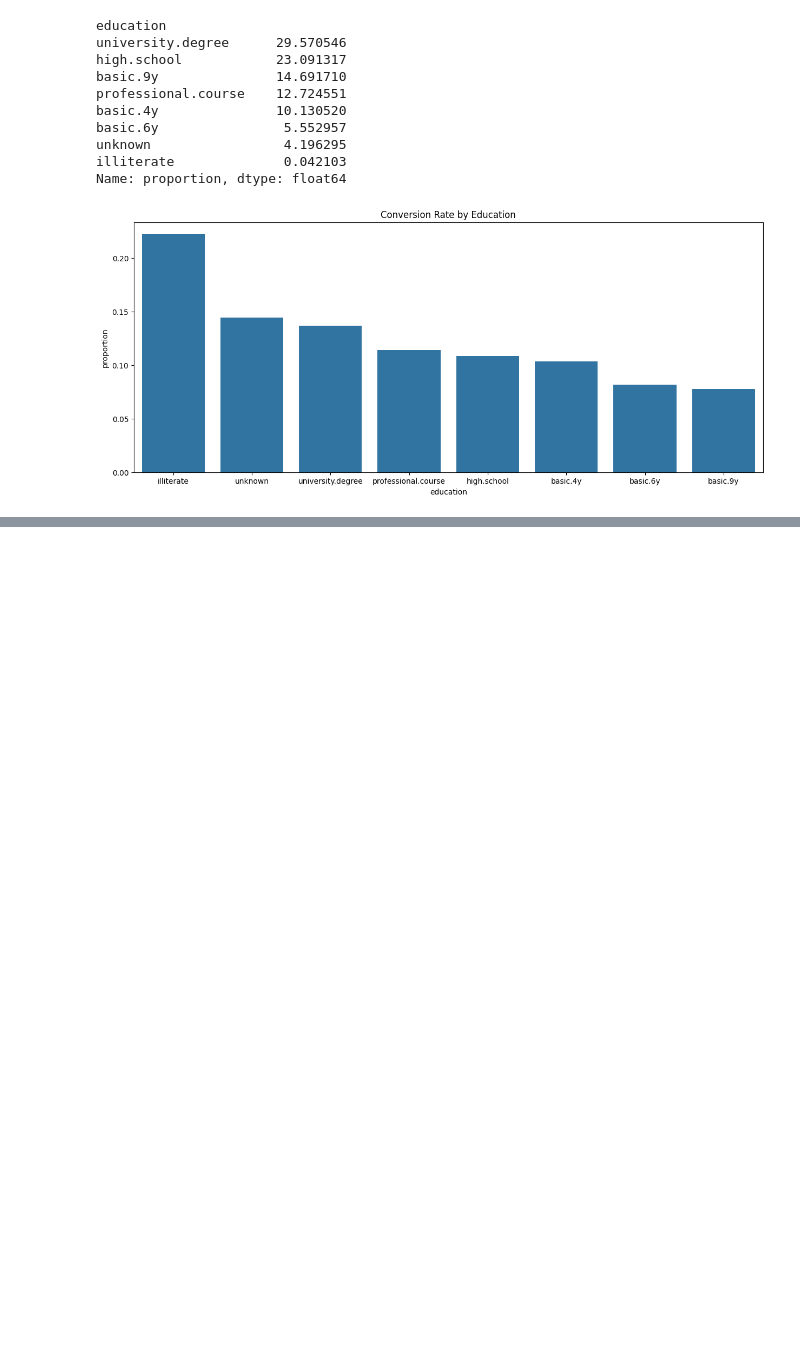
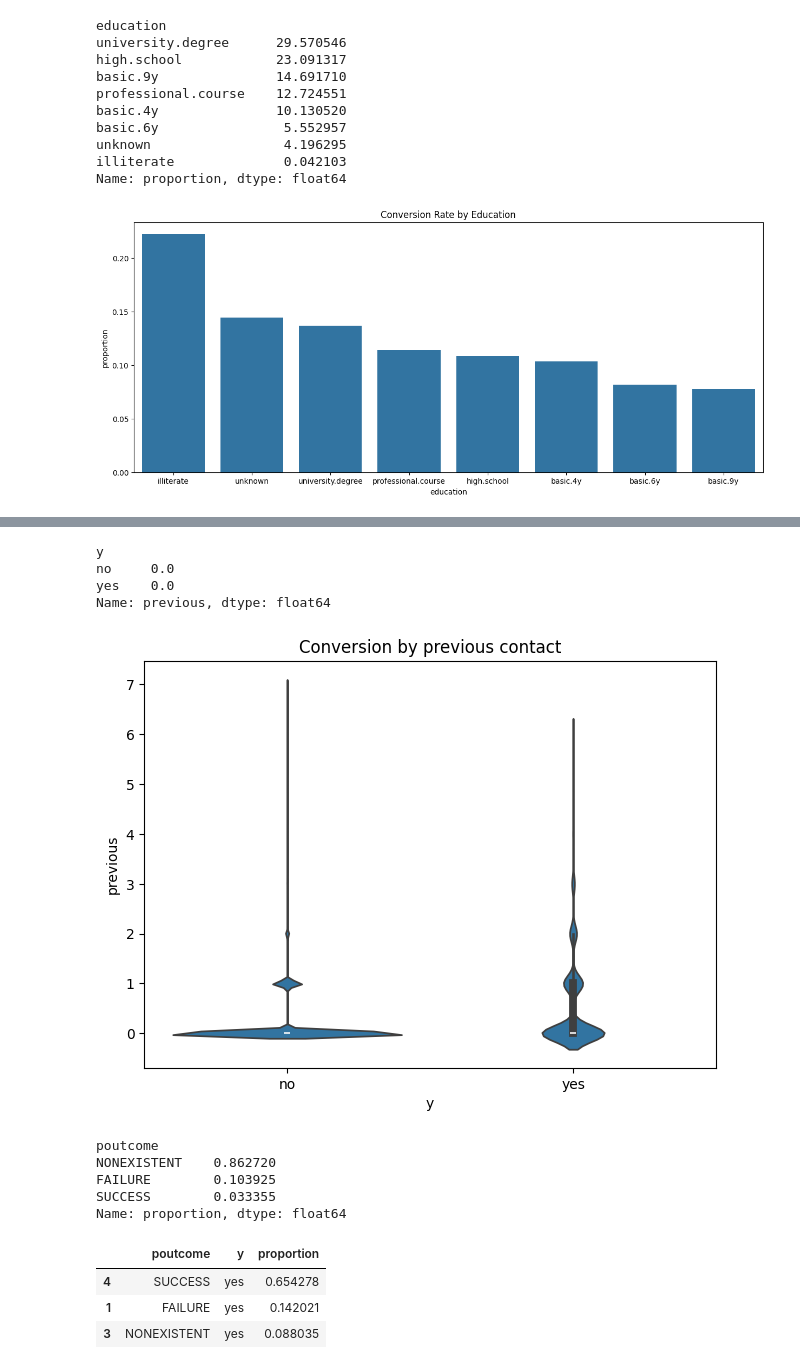
Before and after one commit to Carlos475-create/bank-marketing-eda, a Jupyter notebook: notebooks/02_exploratoy_analysis.ipynb, the cells around one changed output, grey strips where cells are left out. Saved outputs shown, nothing was run; the diff lists cells and outputs as text; code cells hidden in the pictures; blank space fills up the shorter version.

```diff
--- a/notebooks/02_exploratoy_analysis.ipynb
+++ b/notebooks/02_exploratoy_analysis.ipynb
@@ -171,0 +265,32 @@ plt.close()
+# %%
+bank_df.groupby("y")["previous"].median()
+# %% [output]
+y
+no     0.0
+yes    0.0
+Name: previous, dtype: float64
+# %%
+sns.violinplot(data=bank_df, x="y", y="previous")
+plt.tight_layout()
+plt.title("Conversion by previous contact")
+plt.show()
+plt.close()
+# %% [output]
+[figure, added]
+# %%
+bank_df["poutcome"].value_counts(normalize=True)
+# %% [output]
+poutcome
+NONEXISTENT    0.862720
+FAILURE        0.103925
+SUCCESS        0.033355
+Name: proportion, dtype: float64
+# %%
+conversion_poutcome = bank_df.groupby("poutcome")["y"].value_counts(normalize=True) .reset_index()
+conversion_poutcome_y = conversion_poutcome[conversion_poutcome["y"] == 'yes'].sort_values(by="proportion", ascending=False)
+conversion_poutcome_y
+# %% [output]
+|  | poutcome | y | proportion |
+| 4 | SUCCESS | yes | 0.654278 |
+| 1 | FAILURE | yes | 0.142021 |
+| 3 | NONEXISTENT | yes | 0.088035 |
```
Also changed, not shown: parts of 23 cells of this notebook.
